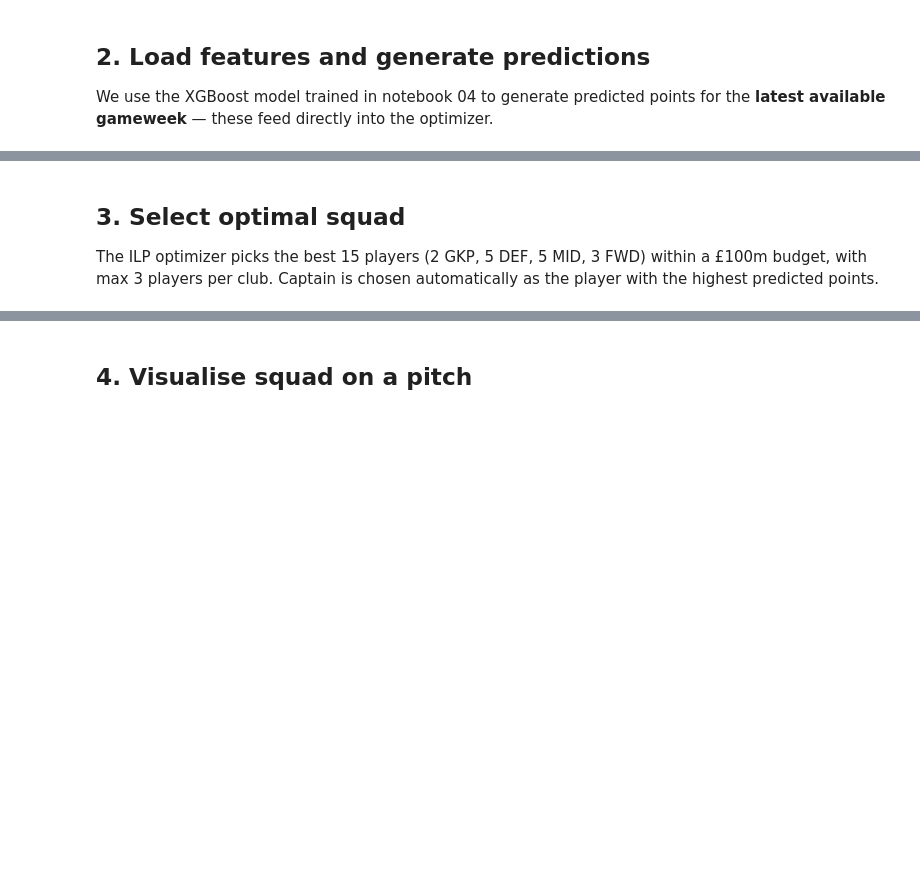
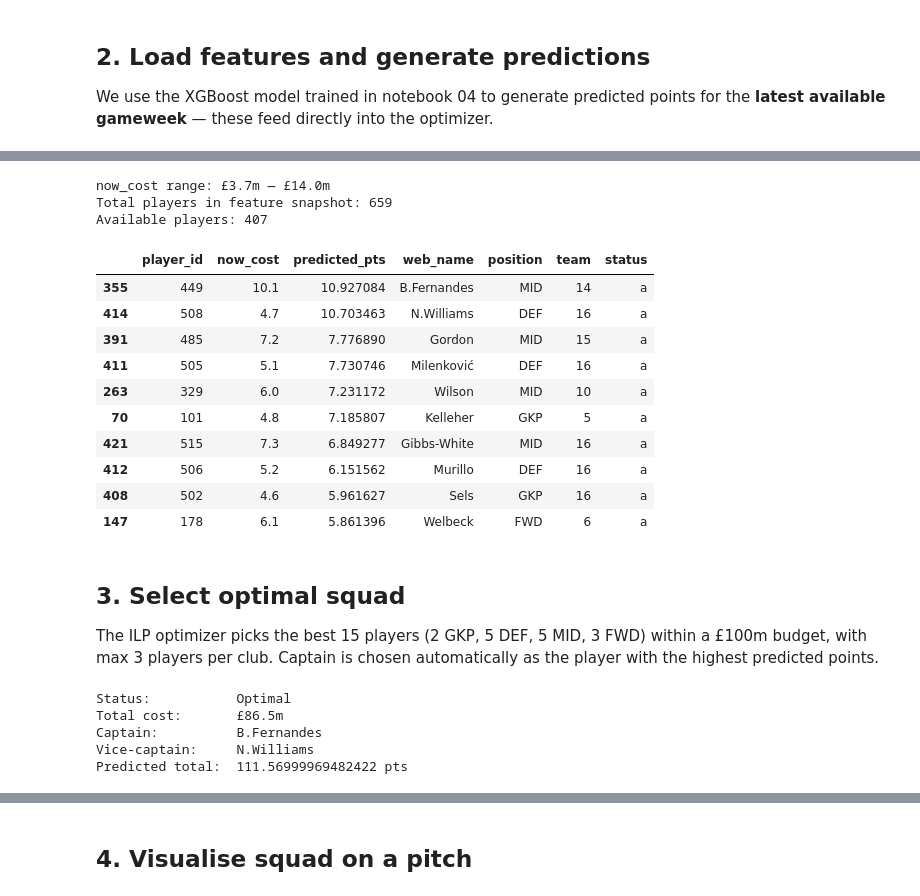
Before and after one commit to TheodorUtvik/fpl-intelligence, a Jupyter notebook: notebooks/05_optimizer.ipynb, the cells around one changed output, grey strips where cells are left out. Saved outputs shown, nothing was run; the diff lists cells and outputs as text; code cells hidden in the pictures; blank space fills up the shorter version.

```diff
--- a/notebooks/05_optimizer.ipynb
+++ b/notebooks/05_optimizer.ipynb
@@ -30,6 +30,7 @@ from src.models.predict import FPLPredictor
 from src.models.optimize import FPLOptimizer
 
 PROCESSED = Path('../data/processed')
+RAW       = Path('../data/raw')
 MODELS    = Path('../models')
 
 print('Libraries loaded.')
@@ -60,29 +70,49 @@ print(f'Mean predicted pts: {latest_df["predicted_pts"].mean():.2f}')
 # %%
 # Build the player pool DataFrame the optimizer expects
 # Columns needed: player_id, web_name, position, team, now_cost, predicted_pts
 
-# Load FPL player info for names and current cost
-fpl_players = pd.read_parquet(PROCESSED / 'fpl_players.parquet')
-
+# Load FPL player info — only need web_name, status, team from here
+fpl_players = pd.read_parquet(RAW / 'fpl_players.parquet')
 POSITION_MAP = {1: 'GKP', 2: 'DEF', 3: 'MID', 4: 'FWD'}
 fpl_players['position'] = fpl_players['element_type'].map(POSITION_MAP)
+fpl_meta = fpl_players[['id', 'web_name', 'position', 'team', 'status']].rename(columns={'id': 'player_id'})
 
-# Merge predicted pts into player pool
-players_df = fpl_players[['id', 'web_name', 'position', 'team', 'now_cost', 'status']].copy()
-players_df.rename(columns={'id': 'player_id'}, inplace=True)
-players_df['now_cost'] = players_df['now_cost'] / 10  # convert to £m
+# Use latest_df for predicted_pts AND now_cost (stored as 'value' in features, already in £m)
+# The feature engineer computes value = now_cost / 10 from raw API integers
+player_pool = latest_df[['player_id', 'value', 'predicted_pts']].copy()
+player_pool.rename(columns={'value': 'now_cost'}, inplace=True)
 
-# Join predictions
-preds_map = latest_df.set_index('player_id')['predicted_pts'].to_dict()
-players_df['predicted_pts'] = players_df['player_id'].map(preds_map).fillna(0.0)
+# Merge with metadata
+players_df = player_pool.merge(fpl_meta, on='player_id', how='left')
 
-# Only include available players (not injured/suspended)
-players_available = players_df[players_df['status'] == 'a'].copy()
-print(f'Total players: {len(players_df)}')
+# Sanity check — print price range
+print(f'now_cost range: £{players_df["now_cost"].min():.1f}m — £{players_df["now_cost"].max():.1f}m')
+print(f'Total players in feature snapshot: {len(players_df)}')
+
+# Only include available players
+players_available = players_df[fpl_meta.set_index('player_id').reindex(players_df['player_id'])['status'].values == 'a'].copy()
+# Fallback: if status join missed players, just use all
+if len(players_available) < 100:
+    players_available = players_df.copy()
+    print('Warning: status filter removed too many players — using full pool')
+
 print(f'Available players: {len(players_available)}')
-print(f'Players with predictions: {(players_available["predicted_pts"] > 0).sum()}')
-
 players_available.sort_values('predicted_pts', ascending=False).head(10)
+# %% [output]
+now_cost range: £3.7m — £14.0m
+Total players in feature snapshot: 659
+Available players: 407
+|  | player_id | now_cost | predicted_pts | web_name | position | team | status |
+| 355 | 449 | 10.1 | 10.927084 | B.Fernandes | MID | 14 | a |
+| 414 | 508 | 4.7 | 10.703463 | N.Williams | DEF | 16 | a |
+| 391 | 485 | 7.2 | 7.776890 | Gordon | MID | 15 | a |
+| 411 | 505 | 5.1 | 7.730746 | Milenković | DEF | 16 | a |
+| 263 | 329 | 6.0 | 7.231172 | Wilson | MID | 10 | a |
+| 70 | 101 | 4.8 | 7.185807 | Kelleher | GKP | 5 | a |
+| 421 | 515 | 7.3 | 6.849277 | Gibbs-White | MID | 16 | a |
+| 412 | 506 | 5.2 | 6.151562 | Murillo | DEF | 16 | a |
+| 408 | 502 | 4.6 | 5.961627 | Sels | GKP | 16 | a |
+| 147 | 178 | 6.1 | 5.861396 | Welbeck | FWD | 6 | a |
 # %% [markdown]
 ## 3. Select optimal squad
 
@@ -98,6 +128,12 @@ print(f'Total cost:       £{result["total_cost"]}m')
 print(f'Captain:          {result["captain"]}')
 print(f'Vice-captain:     {result["vice_captain"]}')
 print(f'Predicted total:  {result["predicted_total"]} pts')
+# %% [output]
+Status:           Optimal
+Total cost:       £86.5m
+Captain:          B.Fernandes
+Vice-captain:     N.Williams
+Predicted total:  111.56999969482422 pts
 # %%
 squad_df = result['squad']
 print('=== Optimal Squad ===')
```
Also changed, not shown: parts of 14 cells of this notebook, 1 other file.
